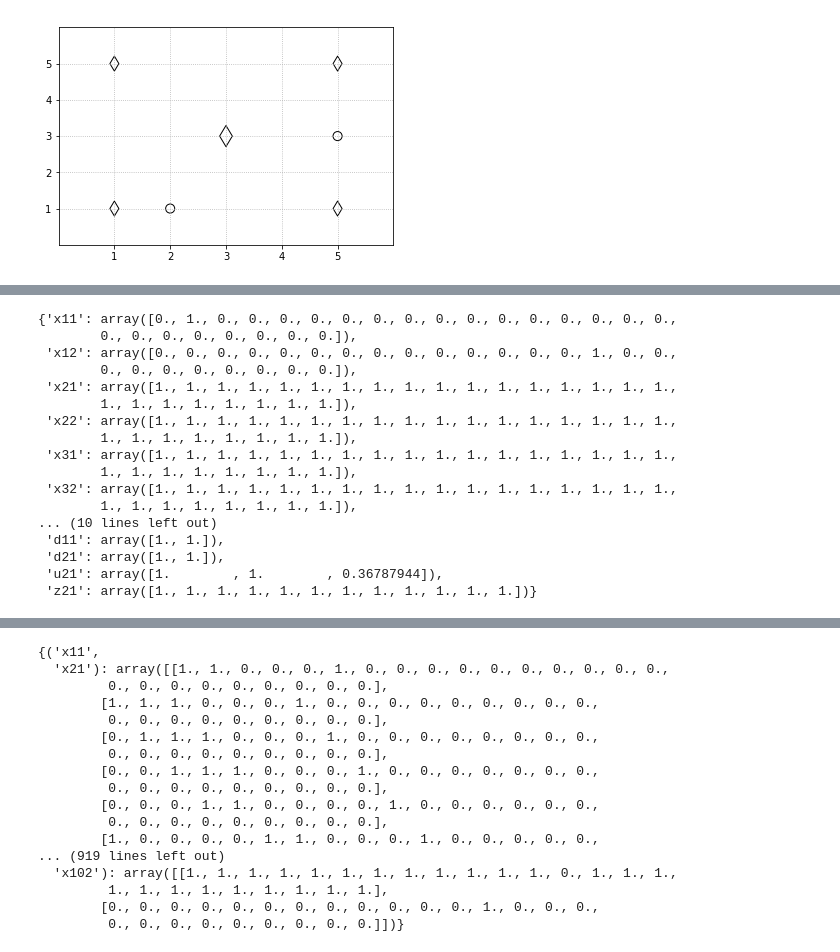
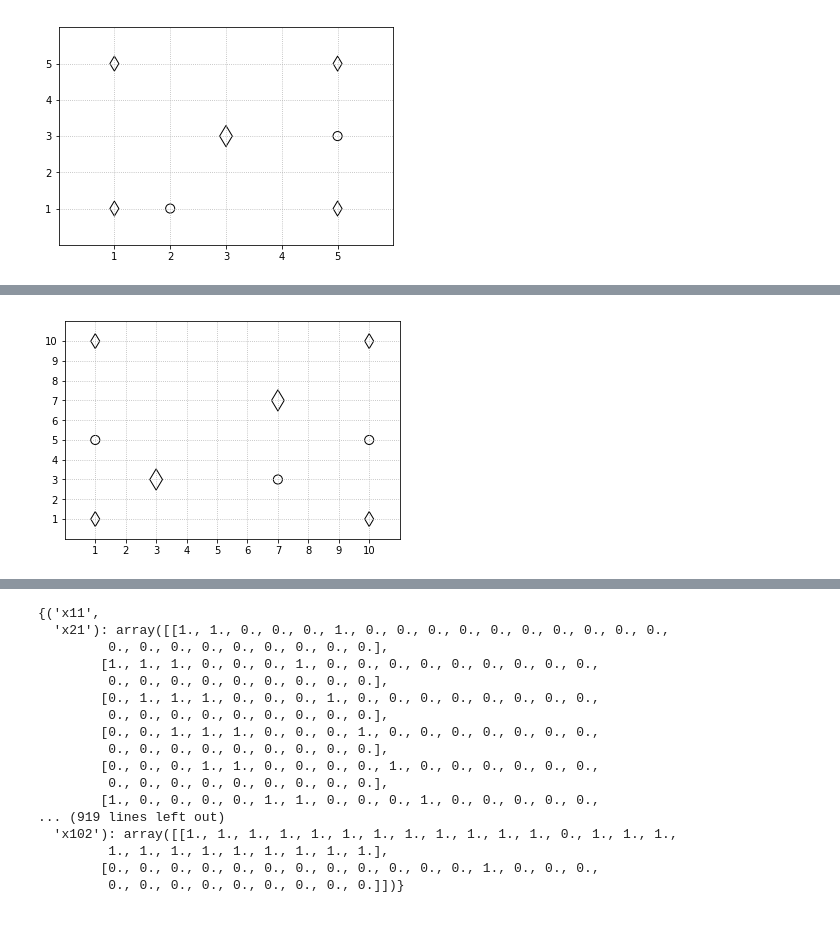
Before and after one commit to asfandyar1/staghunt, a Jupyter notebook: stuff.ipynb, the cells around one changed output, grey strips where cells are left out. Saved outputs shown, nothing was run; the diff lists cells and outputs as text; code cells hidden in the pictures; blank space fills up the shorter version.

```diff
--- a/stuff.ipynb
+++ b/stuff.ipynb
@@ -447,20 +11,10 @@ Belief propagation finished in 13 iterations.
-# %%
-caca.mrf.unary_potentials
-# %% [output]
-{'x11': array([0., 1., 0., 0., 0., 0., 0., 0., 0., 0., 0., 0., 0., 0., 0., 0., 0.,
-        0., 0., 0., 0., 0., 0., 0., 0.]),
- 'x12': array([0., 0., 0., 0., 0., 0., 0., 0., 0., 0., 0., 0., 0., 0., 1., 0., 0.,
-        0., 0., 0., 0., 0., 0., 0., 0.]),
- 'x21': array([1., 1., 1., 1., 1., 1., 1., 1., 1., 1., 1., 1., 1., 1., 1., 1., 1.,
-        1., 1., 1., 1., 1., 1., 1., 1.]),
- 'x22': array([1., 1., 1., 1., 1., 1., 1., 1., 1., 1., 1., 1., 1., 1., 1., 1., 1.,
-        1., 1., 1., 1., 1., 1., 1., 1.]),
- 'x31': array([1., 1., 1., 1., 1., 1., 1., 1., 1., 1., 1., 1., 1., 1., 1., 1., 1.,
-        1., 1., 1., 1., 1., 1., 1., 1.]),
- 'x32': array([1., 1., 1., 1., 1., 1., 1., 1., 1., 1., 1., 1., 1., 1., 1., 1., 1.,
-        1., 1., 1., 1., 1., 1., 1., 1.]),
-... (10 lines left out)
- 'd11': array([1., 1.]),
- 'd21': array([1., 1.]),
- 'u21': array([1.        , 1.        , 0.36787944]),
- 'z21': array([1., 1., 1., 1., 1., 1., 1., 1., 1., 1., 1., 1.])}
+# %%
+prova = StagHuntMRF()
+prova.size = (10,10)
+prova.aPos = [(1,5), (10,5), (7,3)]
+prova.hPos = [(1,1), (10,10), (1,10), (10,1)]
+prova.sPos = [(3,3), (7,7)]
+prova.horizon = 15
+prova.display()
+# %% [output]
+[figure, added]
```
Also changed, not shown: parts of 66 cells of this notebook, 2 other files.
